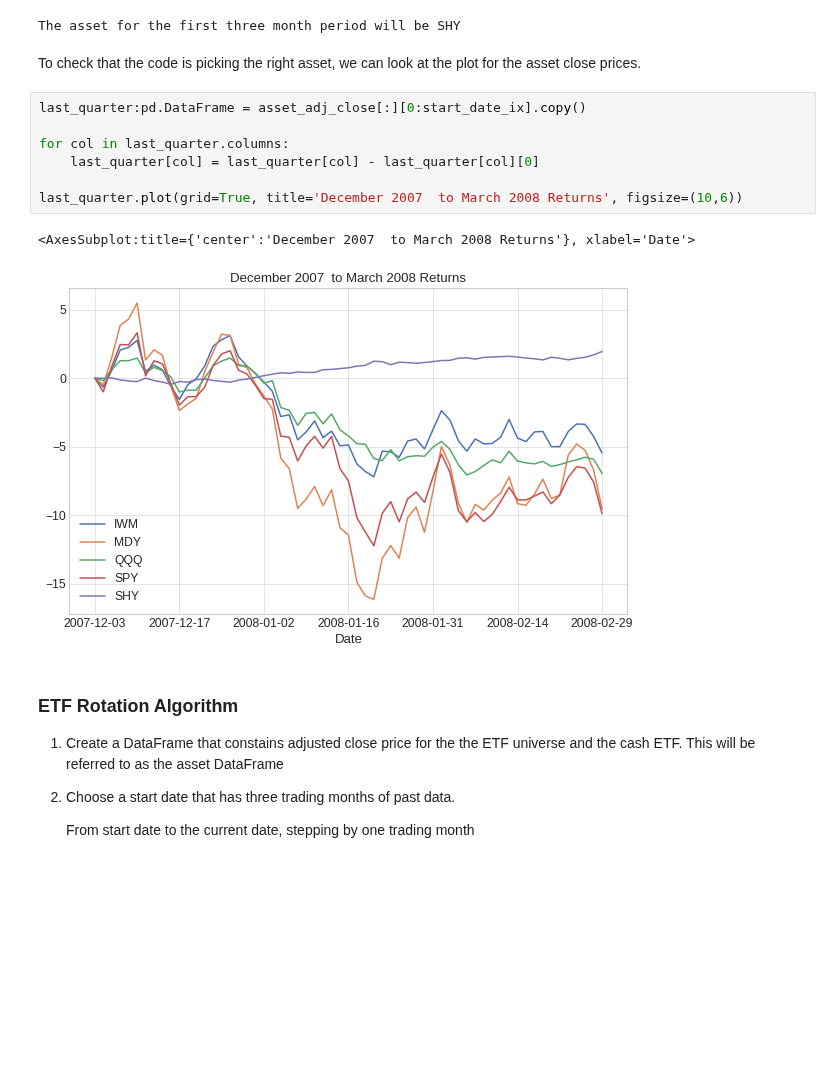
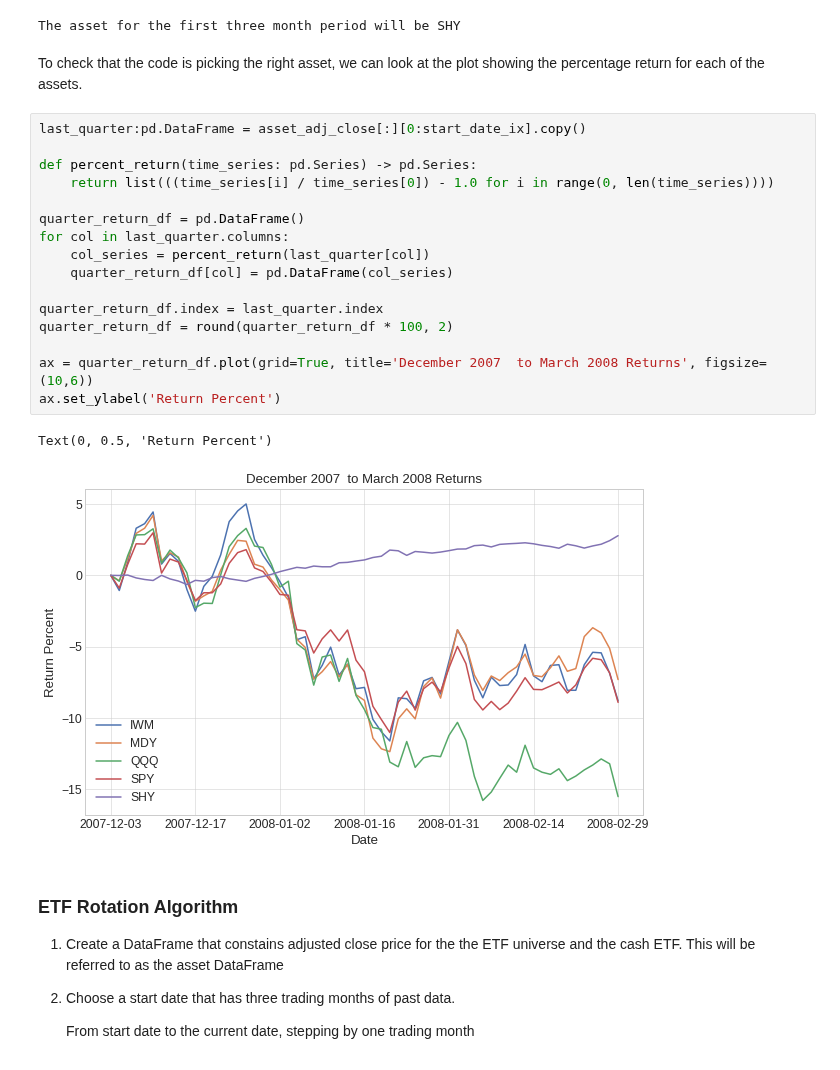
Before and after one commit to IanLKaplan/twelve_percent, a Jupyter notebook: twelve_percent.ipynb, the cells around one changed output. Saved outputs shown, nothing was run; the diff lists cells and outputs as text; blank space fills up the shorter version.

Commit message:
Slight rework of the chooseAsset code.

```diff
--- a/twelve_percent.ipynb
+++ b/twelve_percent.ipynb
@@ -421,18 +421,27 @@ print(f'The asset for the first three month period will be {ts_df.columns[0]}')
 # %% [output]
 The asset for the first three month period will be SHY
 # %% [markdown]
-To check that the code is picking the right asset, we can look at the plot for
-the asset close prices.
+To check that the code is picking the right asset, we can look at the plot showing
+the percentage return for each of the assets.
 # %%
 last_quarter:pd.DataFrame = asset_adj_close[:][0:start_date_ix].copy()
 
+def percent_return(time_series: pd.Series) -> pd.Series:
+    return list(((time_series[i] / time_series[0]) - 1.0 for i in range(0, len(time_series))))
+
+quarter_return_df = pd.DataFrame()
 for col in last_quarter.columns:
-    last_quarter[col] = last_quarter[col] - last_quarter[col][0]
+    col_series = percent_return(last_quarter[col])
+    quarter_return_df[col] = pd.DataFrame(col_series)
 
-last_quarter.plot(grid=True, title='December 2007  to March 2008 Returns', figsize=(10,6))
+quarter_return_df.index = last_quarter.index
+quarter_return_df = round(quarter_return_df * 100, 2)
+
+ax = quarter_return_df.plot(grid=True, title='December 2007  to March 2008 Returns', figsize=(10,6))
+ax.set_ylabel('Return Percent')
 # %% [output]
-<AxesSubplot:title={'center':'December 2007  to March 2008 Returns'}, xlabel='Date'>
+Text(0, 0.5, 'Return Percent')
-[figure, old version]
+[figure, new version]
 # %% [markdown]
 <h3>
 ETF Rotation Algorithm
```
Also changed, not shown: parts of 7 cells of this notebook, 4 other files.
